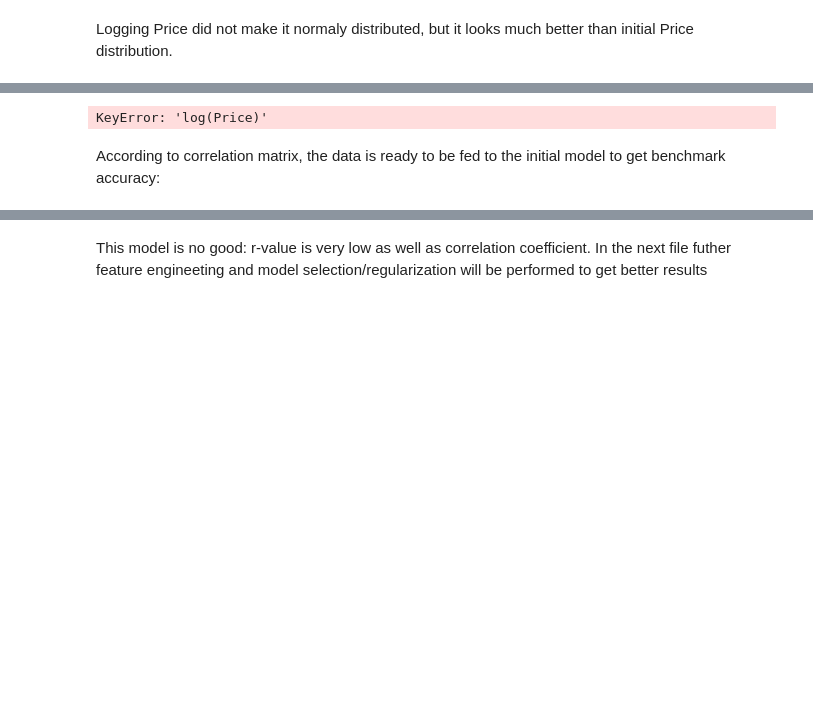
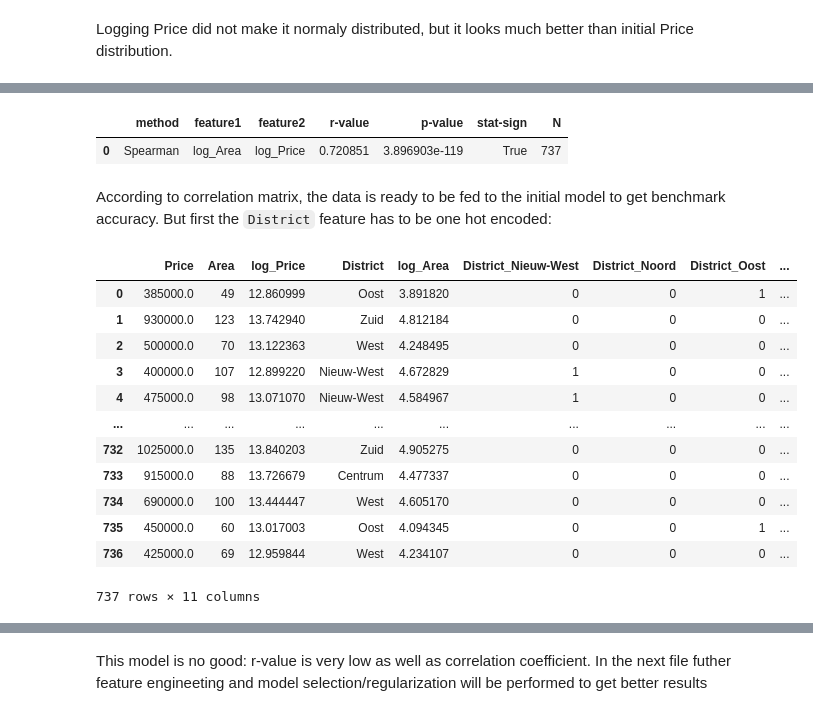
Before and after one commit to nadiia-duiunova/House_price, a Jupyter notebook: Stat inference.ipynb, the cells around one changed output, grey strips where cells are left out. Cells and saved outputs as stored; diff of their text form; code cells hidden in the pictures; blank space fills up the shorter version.

Commit message:
Update benchmark model with new feature

```diff
--- a/Stat inference.ipynb
+++ b/Stat inference.ipynb
@@ -596,8 +631,27 @@ Logging Price did not make it normaly distributed, but it looks much better than
 # %%
-correlations_df = custom_corr(data1, data_info, features=['log(Price)', 'log(Area)'])
+correlations_df = custom_corr(data1, data_info, features=['log_Price', 'log_Area'])
 correlations_df
 # %% [output]
-KeyError: 'log(Price)'
+|  | method | feature1 | feature2 | r-value | p-value | stat-sign | N |
+| 0 | Spearman | log_Area | log_Price | 0.720851 | 3.896903e-119 | True | 737 |
 # %% [markdown]
-According to correlation matrix, the data is ready to be fed to the initial model to get benchmark accuracy:
+According to correlation matrix, the data is ready to be fed to the initial model to get benchmark accuracy. But first the `District` feature has to be one hot encoded:
+# %%
+district = pd.get_dummies(data1['District'], drop_first=True, dtype=int, prefix='District')
+data1 = pd.concat([data1, district], axis = 1)
+data1
+# %% [output]
+|  | Price | Area | log_Price | District | log_Area | District_Nieuw-West | District_Noord | District_Oost | ... |
+| 0 | 385000.0 | 49 | 12.860999 | Oost | 3.891820 | 0 | 0 | 1 | ... |
+| 1 | 930000.0 | 123 | 13.742940 | Zuid | 4.812184 | 0 | 0 | 0 | ... |
+| 2 | 500000.0 | 70 | 13.122363 | West | 4.248495 | 0 | 0 | 0 | ... |
+| 3 | 400000.0 | 107 | 12.899220 | Nieuw-West | 4.672829 | 1 | 0 | 0 | ... |
+| 4 | 475000.0 | 98 | 13.071070 | Nieuw-West | 4.584967 | 1 | 0 | 0 | ... |
+| ... | ... | ... | ... | ... | ... | ... | ... | ... | ... |
+| 732 | 1025000.0 | 135 | 13.840203 | Zuid | 4.905275 | 0 | 0 | 0 | ... |
+| 733 | 915000.0 | 88 | 13.726679 | Centrum | 4.477337 | 0 | 0 | 0 | ... |
+| 734 | 690000.0 | 100 | 13.444447 | West | 4.605170 | 0 | 0 | 0 | ... |
+| 735 | 450000.0 | 60 | 13.017003 | Oost | 4.094345 | 0 | 0 | 1 | ... |
+| 736 | 425000.0 | 69 | 12.959844 | West | 4.234107 | 0 | 0 | 0 | ... |
+737 rows × 11 columns
 # %%
```
Also changed, not shown: parts of 25 cells of this notebook.
